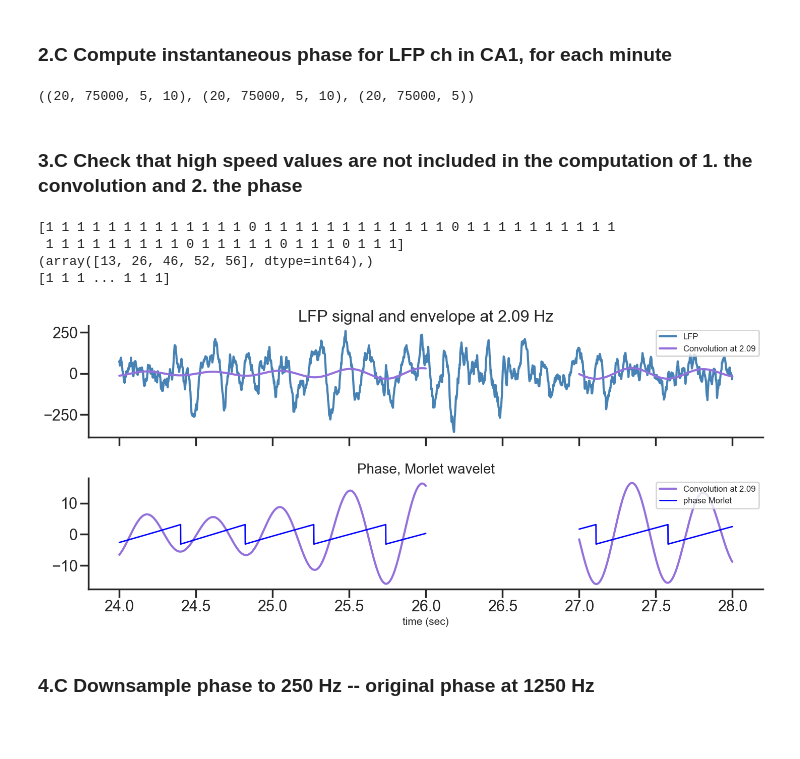
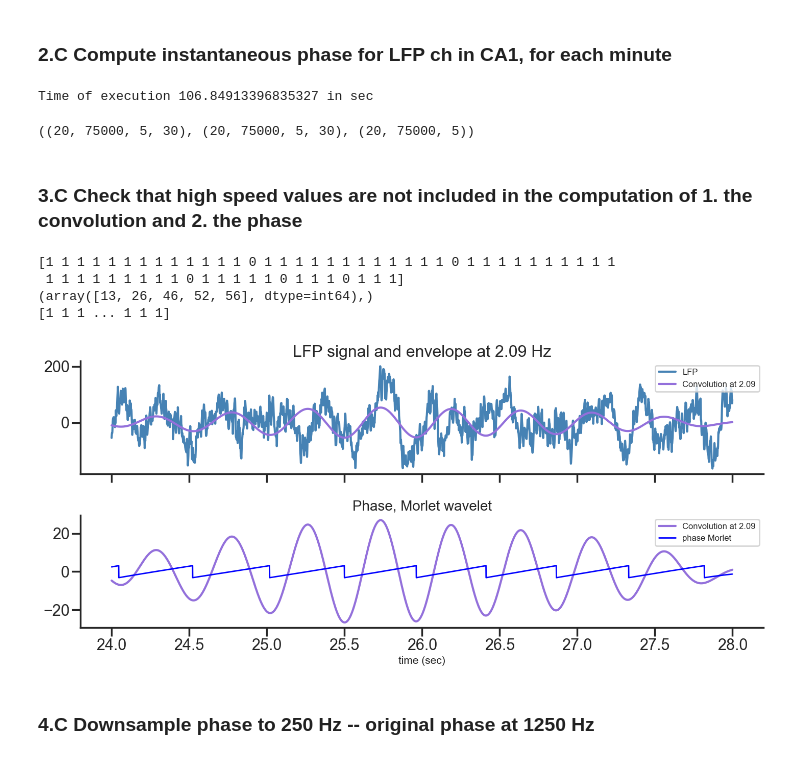
Before and after one commit to gdelfe/Ketamine_effects_on_the_brain, a Jupyter notebook: python/Place_cells_spike_analysis.ipynb, the cells around one changed output. Saved outputs shown, nothing was run; the diff lists cells and outputs as text; code cells hidden in the pictures; blank space fills up the shorter version.

```diff
--- a/python/Place_cells_spike_analysis.ipynb
+++ b/python/Place_cells_spike_analysis.ipynb
@@ -386,6 +387,6 @@ plt.legend(['lfp 1250 Hz','lfp 250 Hz'], loc='upper right',fontsize=13)
 #### Frequencies in logscale for spike-LFP analysis
 # %%
 # frequency range values
-freq = np.logspace(0.32, 2, num=10, endpoint=True)
+freq = np.logspace(0.32, 2, num=30, endpoint=True)
 freq
 # %% [output]
@@ -655,6 +661,2 @@ plt.show()
 # %% [markdown]
 ### C. Phase estimation for each low-speed LFP period
-# %%
-lfp_B.shape
-phase_data_full = np.full(lfp_B.shape + (len(freq),), np.nan)
-phase_data_full.shape
@@ -798,12 +798,27 @@ mask_B_CA1.shape
 fs = 1250
 n_cycles = 10
 
+start_time = time.time()
+# mask for low speed LFP, same sampling rate than the LFP
 rep_mask_B_CA1 = np.repeat(mask_B_CA1,fs,axis=1) # 0 / 1 mask, same length of LFP --- used for calculations, only CA1
+rep_mask_L_CA1 = np.repeat(mask_L_CA1,fs,axis=1)
+rep_mask_M_CA1 = np.repeat(mask_M_CA1,fs,axis=1)
+rep_mask_H_CA1 = np.repeat(mask_H_CA1,fs,axis=1)
+
+# Phase and Convolution (envelope) computation for low speed trial only
 phase_B_up, conv_B_up = phase_extraction_lfp_low_speed(lfp_B_CA1, rep_mask_B_CA1, freq, n_cycles, fs)
+phase_L_up, conv_L_up = phase_extraction_lfp_low_speed(lfp_L_CA1, rep_mask_L_CA1, freq, n_cycles, fs)
+phase_M_up, conv_M_up = phase_extraction_lfp_low_speed(lfp_M_CA1, rep_mask_M_CA1, freq, n_cycles, fs)
+phase_H_up, conv_H_up = phase_extraction_lfp_low_speed(lfp_H_CA1, rep_mask_H_CA1, freq, n_cycles, fs)
+time_taken = time.time() - start_time
+
+print(f"Time of execution {time_taken} in sec")
+# %% [output]
+Time of execution 106.84913396835327 in sec
 # %%
 phase_B_up.shape, conv_B_up.shape, rep_mask_B_CA1.shape
 # %% [output]
-((20, 75000, 5, 10), (20, 75000, 5, 10), (20, 75000, 5))
+((20, 75000, 5, 30), (20, 75000, 5, 30), (20, 75000, 5))
 # %% [markdown]
 ### 3.C Check that high speed values are not included in the computation of 1. the convolution and 2. the phase
 # %%
@@ -823,38 +838,38 @@ duration = 60
 t = np.arange(0, duration, 1/fs)
 
 start = nidx*fs - step
 end = nidx*fs + step
 
 print(rep_mask_B_CA1[minute,start:end,ch])
 """ Plot Figure """
 
 # Plot the sin function, the phase, and the Morlet transform
 fig, axs = plt.subplots(2, 1, figsize=(14, 10), sharex=True)
 fig.set_size_inches(15, 7)
 
 # Sin function
 axs[0].set_title('LFP signal and envelope at {:.2f} Hz'.format(f), fontsize=23)
-axs[0].plot(t[start:end],lfp_B[minute,start:end,ch], label='LFP',color='steelblue')
-axs[0].plot(t[start:end],conv_B_up[minute,start:end, ch, f_idx]/scaling/5, label='Convolution at {:.2f}'.format(f),color='mediumpurple')
+axs[0].plot(t[start:end],lfp_H[minute,start:end,ch], label='LFP',color='steelblue')
+axs[0].plot(t[start:end],conv_H_up[minute,start:end, ch, f_idx]/scaling/5, label='Convolution at {:.2f}'.format(f),color='mediumpurple')
 axs[0].legend(fontsize=12, loc='upper right')
 
 # Instantaneous phase Morlet
 axs[1].set_title('Phase, Morlet wavelet', fontsize=20)
-axs[1].plot(t[start:end],conv_B_up[minute,start:end, ch, f_idx]/scaling2, label='Convolution at {:.2f}'.format(f),color='mediumpurple')
-axs[1].plot(t[start:end],phase_B_up[minute,start:end, ch, f_idx], label='phase Morlet', color='blue', linewidth=2)
+axs[1].plot(t[start:end],conv_H_up[minute,start:end, ch, f_idx]/scaling2, label='Convolution at {:.2f}'.format(f),color='mediumpurple')
+axs[1].plot(t[start:end],phase_H_up[minute,start:end, ch, f_idx], label='phase Morlet', color='blue', linewidth=2)
 axs[1].legend(fontsize=12, loc='upper right')
 
 # plt.xlim([12.5,15.5])
 # Adjust layout
 plt.xlabel('time (sec)', fontsize=15)
 plt.tight_layout()
 plt.show()
 # %% [output]
 [1 1 1 1 1 1 1 1 1 1 1 1 1 0 1 1 1 1 1 1 1 1 1 1 1 1 0 1 1 1 1 1 1 1 1 1 1
  1 1 1 1 1 1 1 1 1 0 1 1 1 1 1 0 1 1 1 0 1 1 1]
 (array([13, 26, 46, 52, 56], dtype=int64),)
 [1 1 1 ... 1 1 1]
-[figure, old version]
+[figure, new version]
 # %% [markdown]
 ### 4.C Downsample phase to 250 Hz -- original phase at 1250 Hz
 # %%
```
Also changed, not shown: parts of 28 cells of this notebook.
